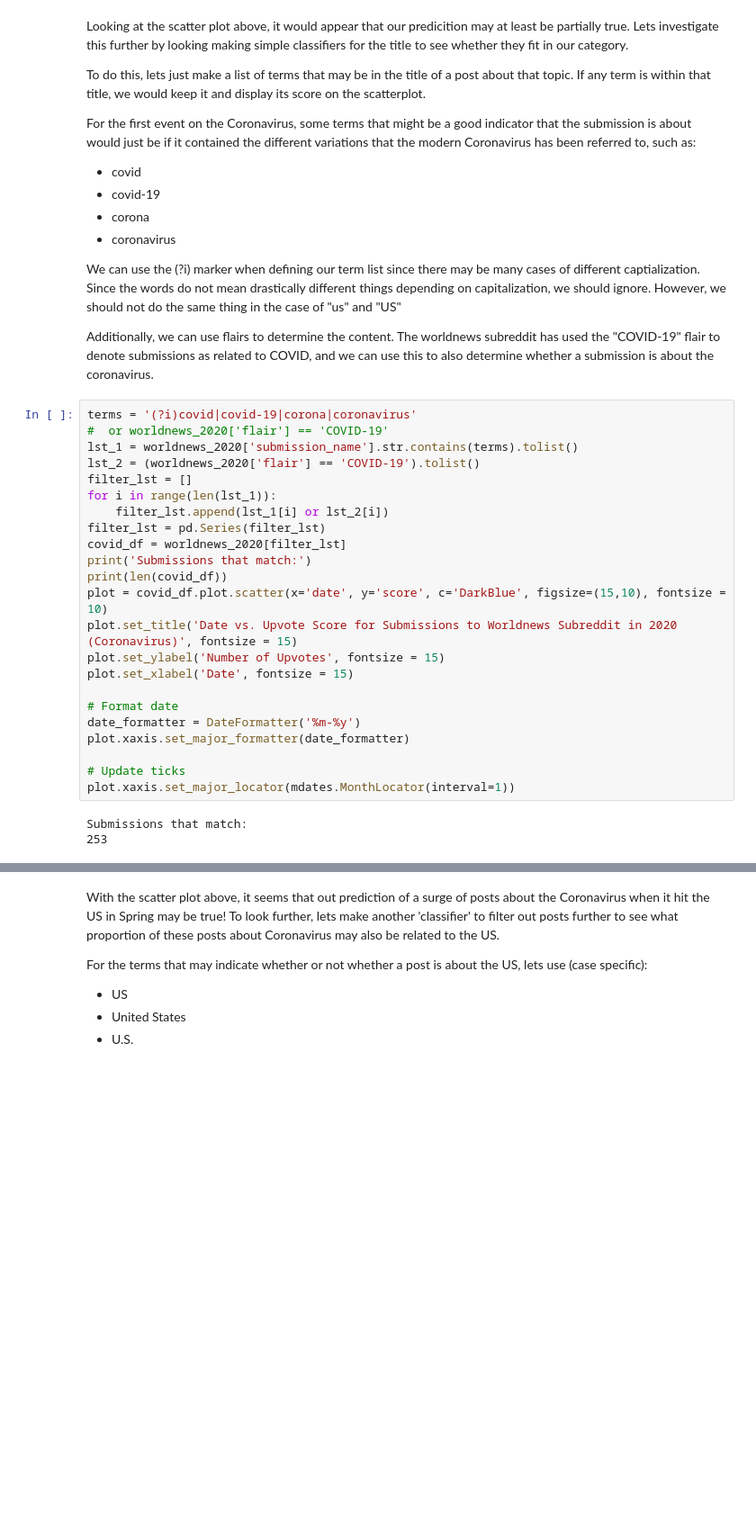
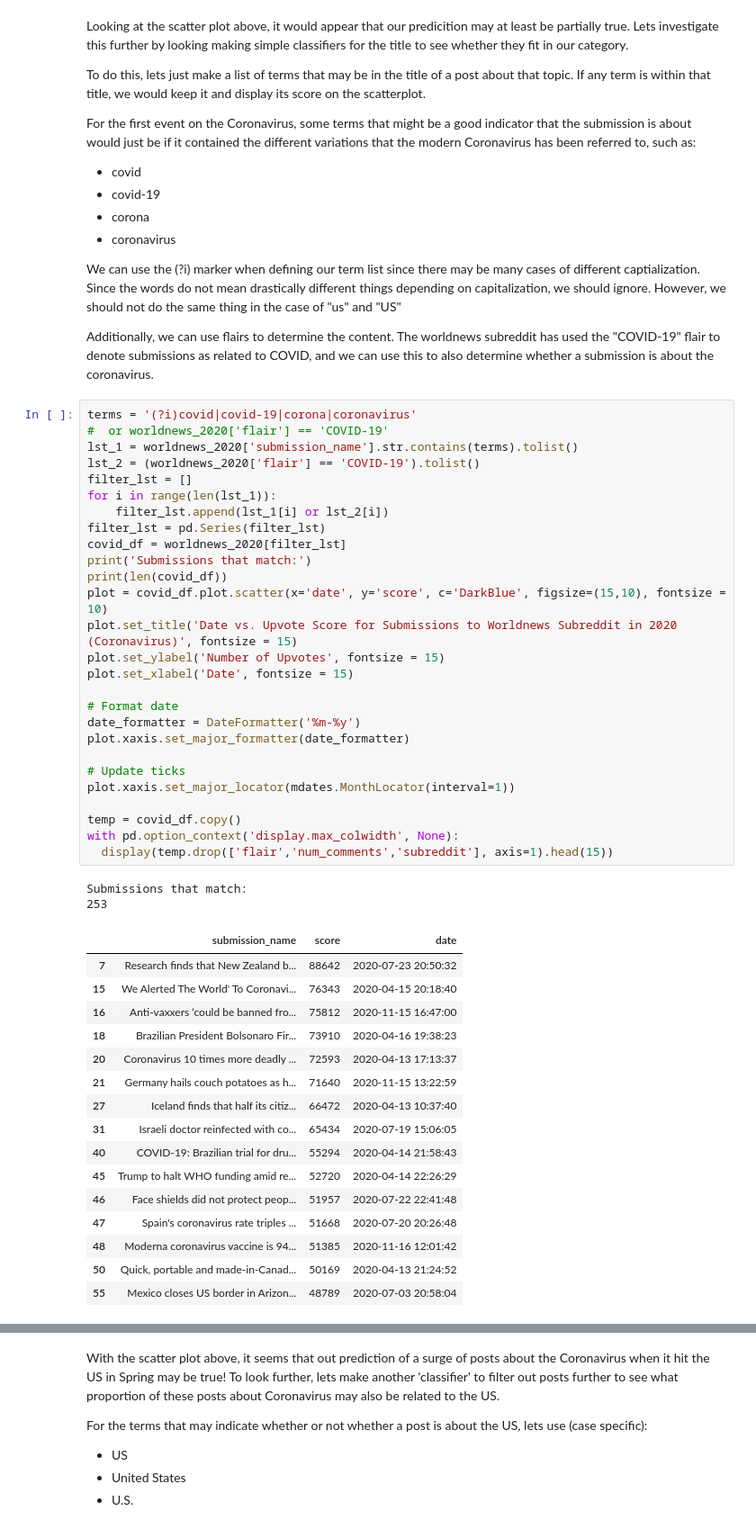
Before and after one commit to Nsakha/nsakha.github.io, a Jupyter notebook: final project.ipynb, the cells around one changed output, grey strips where cells are left out. Shown at 90% size. Cells and saved outputs as stored; diff of their text form; blank space fills up the shorter version.

```diff
--- a/final project.ipynb
+++ b/final project.ipynb
@@ -339,29 +339,49 @@ Additionally, we can use flairs to determine the content. The worldnews subreddi
 # %%
 terms = '(?i)covid|covid-19|corona|coronavirus'
 #  or worldnews_2020['flair'] == 'COVID-19'
 lst_1 = worldnews_2020['submission_name'].str.contains(terms).tolist()
 lst_2 = (worldnews_2020['flair'] == 'COVID-19').tolist()
 filter_lst = []
 for i in range(len(lst_1)):
     filter_lst.append(lst_1[i] or lst_2[i])
 filter_lst = pd.Series(filter_lst)
 covid_df = worldnews_2020[filter_lst]
 print('Submissions that match:')
 print(len(covid_df))
 plot = covid_df.plot.scatter(x='date', y='score', c='DarkBlue', figsize=(15,10), fontsize = 10)
 plot.set_title('Date vs. Upvote Score for Submissions to Worldnews Subreddit in 2020 (Coronavirus)', fontsize = 15)
 plot.set_ylabel('Number of Upvotes', fontsize = 15)
 plot.set_xlabel('Date', fontsize = 15)
 
 # Format date
 date_formatter = DateFormatter('%m-%y')
 plot.xaxis.set_major_formatter(date_formatter)
 
 # Update ticks
 plot.xaxis.set_major_locator(mdates.MonthLocator(interval=1))
+
+temp = covid_df.copy()
+with pd.option_context('display.max_colwidth', None):
+  display(temp.drop(['flair','num_comments','subreddit'], axis=1).head(15))
 # %% [output]
 Submissions that match:
 253
+|  | submission_name | score | date |
+| 7 | Research finds that New Zealand b... | 88642 | 2020-07-23 20:50:32 |
+| 15 | We Alerted The World' To Coronavi... | 76343 | 2020-04-15 20:18:40 |
+| 16 | Anti-vaxxers ‘could be banned fro... | 75812 | 2020-11-15 16:47:00 |
+| 18 | Brazilian President Bolsonaro Fir... | 73910 | 2020-04-16 19:38:23 |
+| 20 | Coronavirus 10 times more deadly ... | 72593 | 2020-04-13 17:13:37 |
+| 21 | Germany hails couch potatoes as h... | 71640 | 2020-11-15 13:22:59 |
+| 27 | Iceland finds that half its citiz... | 66472 | 2020-04-13 10:37:40 |
+| 31 | Israeli doctor reinfected with co... | 65434 | 2020-07-19 15:06:05 |
+| 40 | COVID-19: Brazilian trial for dru... | 55294 | 2020-04-14 21:58:43 |
+| 45 | Trump to halt WHO funding amid re... | 52720 | 2020-04-14 22:26:29 |
+| 46 | Face shields did not protect peop... | 51957 | 2020-07-22 22:41:48 |
+| 47 | Spain's coronavirus rate triples ... | 51668 | 2020-07-20 20:26:48 |
+| 48 | Moderna coronavirus vaccine is 94... | 51385 | 2020-11-16 12:01:42 |
+| 50 | Quick, portable and made-in-Canad... | 50169 | 2020-04-13 21:24:52 |
+| 55 | Mexico closes US border in Arizon... | 48789 | 2020-07-03 20:58:04 |
 [figure]
 # %% [markdown]
 With the scatter plot above, it seems that out prediction of a surge of posts about the Coronavirus when it hit the US in Spring may be true! To look further, lets make another 'classifier' to filter out posts further to see what proportion of these posts about Coronavirus may also be related to the US.
```
Also changed, not shown: parts of 14 cells of this notebook, 2 other files.
